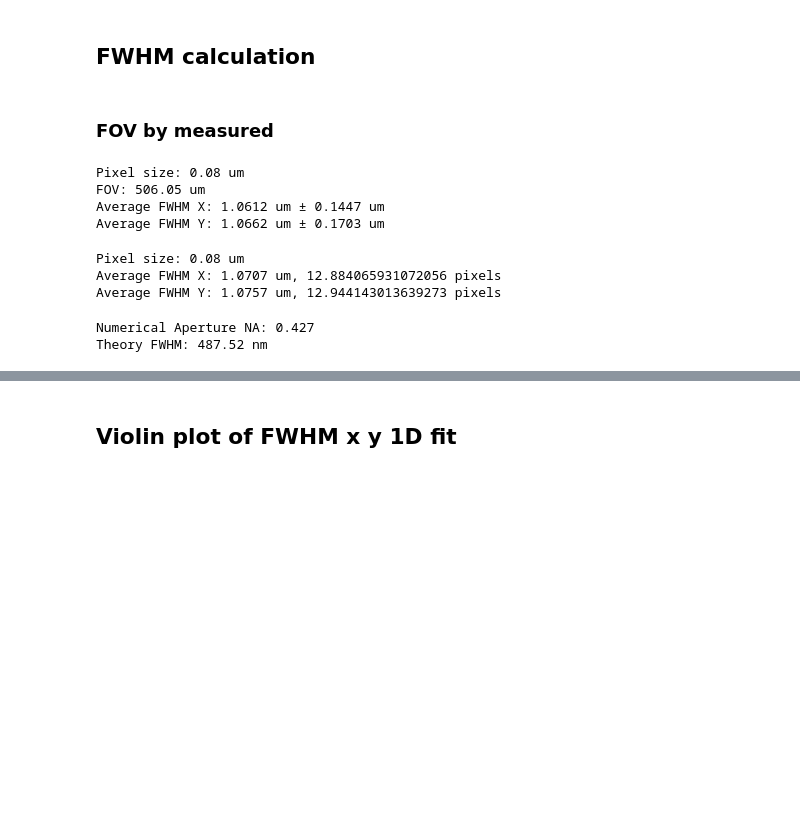
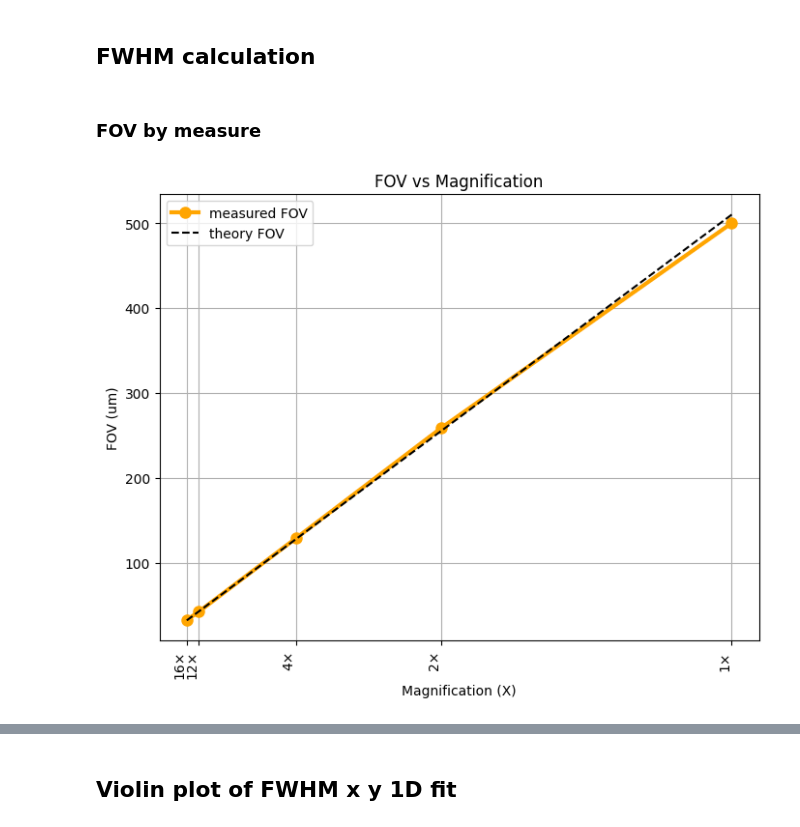
Before and after one commit to nebula0/FWHM-measure, a Jupyter notebook: FWHM2.ipynb, the cells around one changed output, grey strips where cells are left out. Saved outputs shown, nothing was run; the diff lists cells and outputs as text; code cells hidden in the pictures; blank space fills up the shorter version.

```diff
--- a/FWHM2.ipynb
+++ b/FWHM2.ipynb
@@ -271,54 +271,32 @@ for i in range(len(sources)):
 # %% [markdown]
 ## FWHM calculation
 # %% [markdown]
-### FOV by measured
+### FOV by measure
-# %%
-# mag = 12, 12141 pixel/mm
-mag = 12
-pixel_len = 1000 / 12141 # um <- measured
-img_dim = 512
-FOV_cut = pixel_len * img_dim
-print(f"Pixel size: {pixel_len:.2f} um")
-print(f"FOV: {FOV_cut * mag:.2f} um")
-fwhm_x_mean = np.average(sources['x_fwhm'])*pixel_len # um
-fwhm_y_mean = np.average(sources['y_fwhm'])*pixel_len # um
-fwhm_x_std = np.std(sources['x_fwhm'])*pixel_len # um
-fwhm_y_std = np.std(sources['y_fwhm'])*pixel_len # um
-print(f"Average FWHM X: {fwhm_x_mean:.4f} um ± {fwhm_x_std:.4f} um")
-print(f"Average FWHM Y: {fwhm_y_mean:.4f} um ± {fwhm_y_std:.4f} um")
-# %% [output]
-Pixel size: 0.08 um
-FOV: 506.05 um
-Average FWHM X: 1.0612 um ± 0.1447 um
-Average FWHM Y: 1.0662 um ± 0.1703 um
-# %%
-
-FOV = 510.6 # um <- theory FOV
-Mag = 12
-img_dim = 512
-pixel_len = FOV/(Mag*img_dim) # um
-print(f"Pixel size: {pixel_len:.2f} um")
-fwhm_x = np.average(sources['x_fwhm'])*pixel_len # um
-fwhm_y = np.average(sources['y_fwhm'])*pixel_len #
-print(f"Average FWHM X: {fwhm_x:.4f} um, {np.average(sources['x_fwhm'])} pixels")
-print(f"Average FWHM Y: {fwhm_y:.4f} um, {np.average(sources['y_fwhm'])} pixels")
-# %% [output]
-Pixel size: 0.08 um
-Average FWHM X: 1.0707 um, 12.884065931072056 pixels
-Average FWHM Y: 1.0757 um, 12.944143013639273 pixels
-# %%
-wave_len = 920 # nm
-# arctan(d/2f) d: 光斑直徑 f 物鏡焦距 <- theta
-# NA = n*sin(theta)
-d = 8.5 # mm
-f = 180/20 # mm
-n = 1.0 # air
-theta = np.arctan(d/(2*f)) # rad
-NA = n * np.sin(theta)
-print(f"Numerical Aperture NA: {NA:.3f}")
-# NA = 0.75
-theory_fwhm = 0.32 * wave_len / (np.sqrt(2)*NA)
-print(f"Theory FWHM: {theory_fwhm:.2f} nm")
-# %% [output]
-Numerical Aperture NA: 0.427
-Theory FWHM: 487.52 nm
+# %%
+import matplotlib.pyplot as plt
+import numpy as np
+
+fov_mag = np.array([1, 2, 4, 12, 16])
+fov_pixel_per_mm = np.array([1024, 1980.5, 3984, 12141, 15808])
+
+fov_arr = 512 / fov_pixel_per_mm
+
+fig, ax = plt.subplots(figsize=(8, 6))
+ax.plot(1/fov_mag, fov_arr * 1000, marker='o', linestyle='-',
+        label='measured FOV', color ='orange', markersize=8, linewidth=3)
+
+fov_theory_arr = 510 / fov_mag
+ax.plot(1/fov_mag, fov_theory_arr, marker='', linestyle='--', label='theory FOV', color='black')
+# set x label to mag
+plt.xticks(1/fov_mag, [str(m) + '×' for m in fov_mag])
+plt.setp(plt.gca().get_xticklabels(), rotation=90, ha='right')
+
+
+ax.set_xlabel('Magnification (X)')
+ax.set_ylabel('FOV (um)')
+ax.set_title('FOV vs Magnification')
+ax.grid(True)
+ax.legend()
+fig.show()
+# %% [output]
+[figure, added]
```
Also changed, not shown: parts of 26 cells of this notebook, 5 other files.
